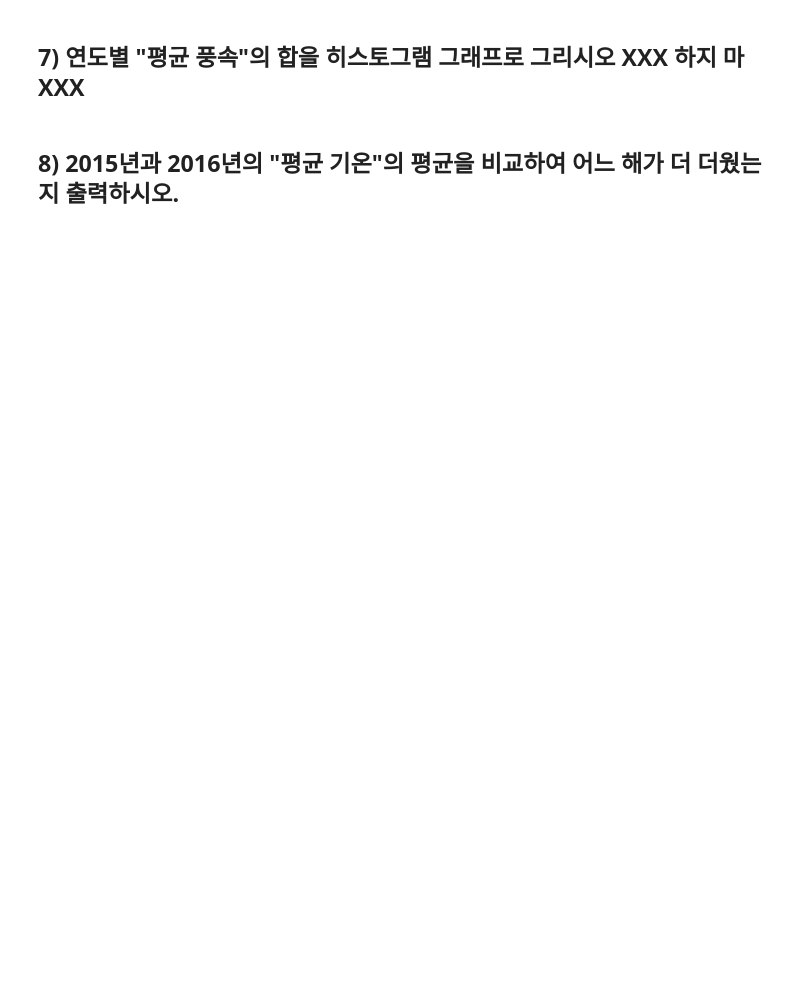
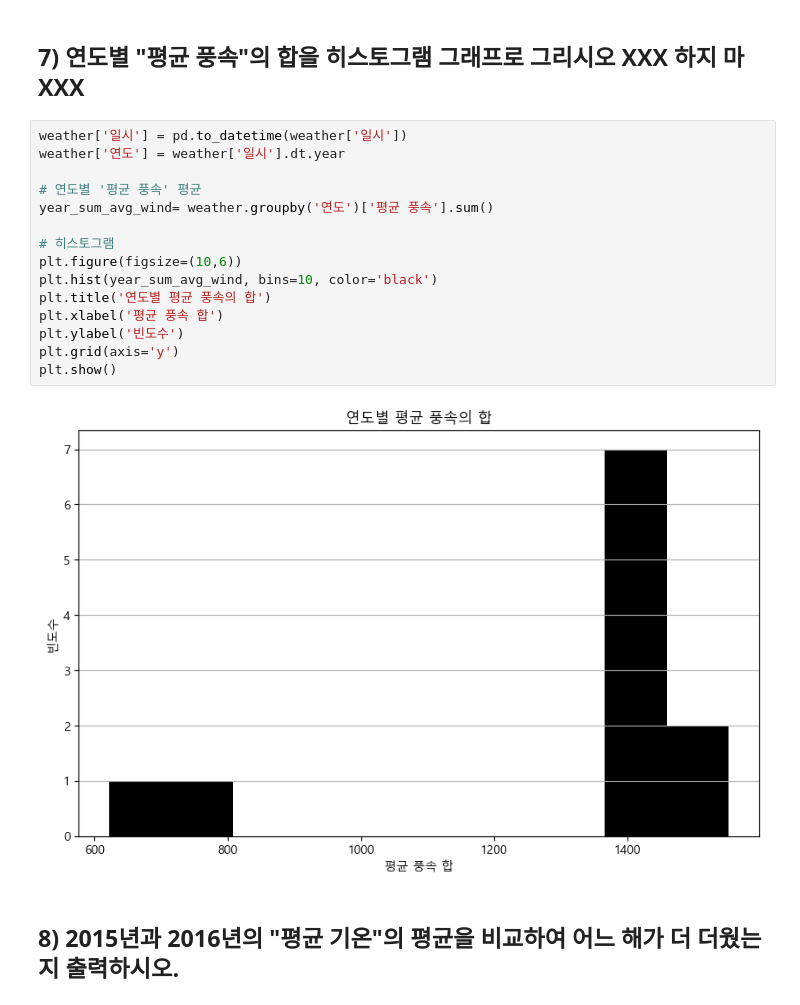
Before and after one commit to yubeen00/python_basic_3, a Jupyter notebook: time_series_class_5_9.ipynb, the cells around one changed output. Saved outputs shown, nothing was run; the diff lists cells and outputs as text; blank space fills up the shorter version.

```diff
--- a/time_series_class_5_9.ipynb
+++ b/time_series_class_5_9.ipynb
@@ -327,4 +437,21 @@ Text(0, 0.5, '빈도수')
 # %% [markdown]
 ## 7) 연도별 "평균 풍속"의 합을 히스토그램 그래프로 그리시오 **XXX 하지 마 XXX**
+# %%
+weather['일시'] = pd.to_datetime(weather['일시'])
+weather['연도'] = weather['일시'].dt.year
+
+# 연도별 '평균 풍속' 평균
+year_sum_avg_wind= weather.groupby('연도')['평균 풍속'].sum()
+
+# 히스토그램
+plt.figure(figsize=(10,6))
+plt.hist(year_sum_avg_wind, bins=10, color='black')
+plt.title('연도별 평균 풍속의 합')
+plt.xlabel('평균 풍속 합')
+plt.ylabel('빈도수')
+plt.grid(axis='y')
+plt.show()
+# %% [output]
+[figure, added]
 # %% [markdown]
 ## 8) 2015년과 2016년의 "평균 기온"의 평균을 비교하여 어느 해가 더 더웠는지 출력하시오.
```
Also changed, not shown: parts of 14 cells of this notebook.
